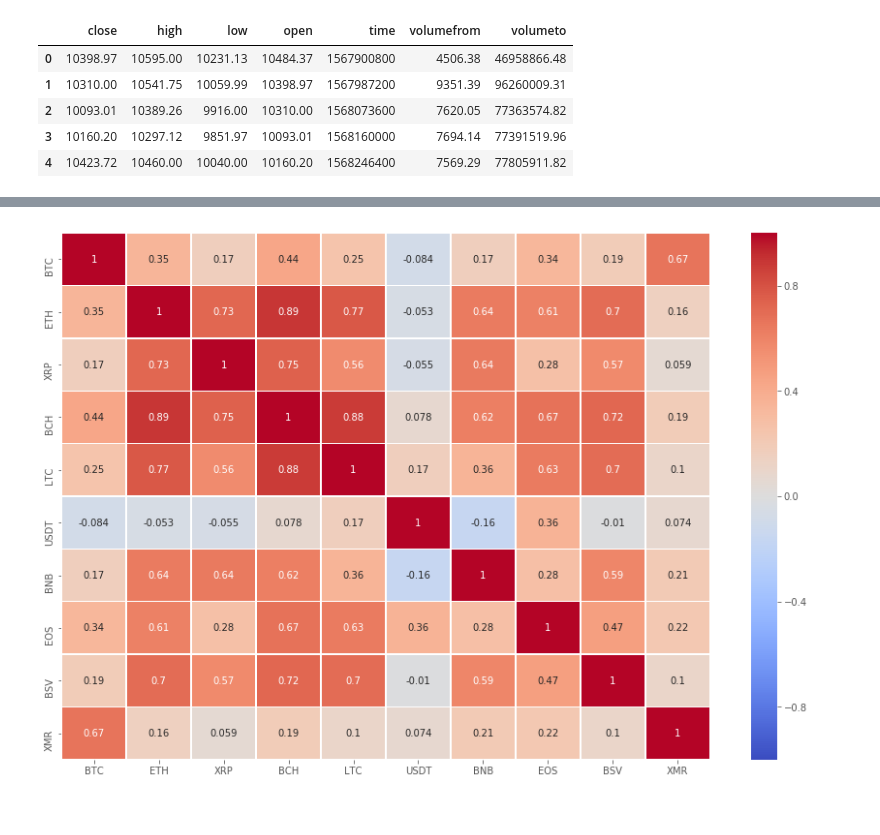
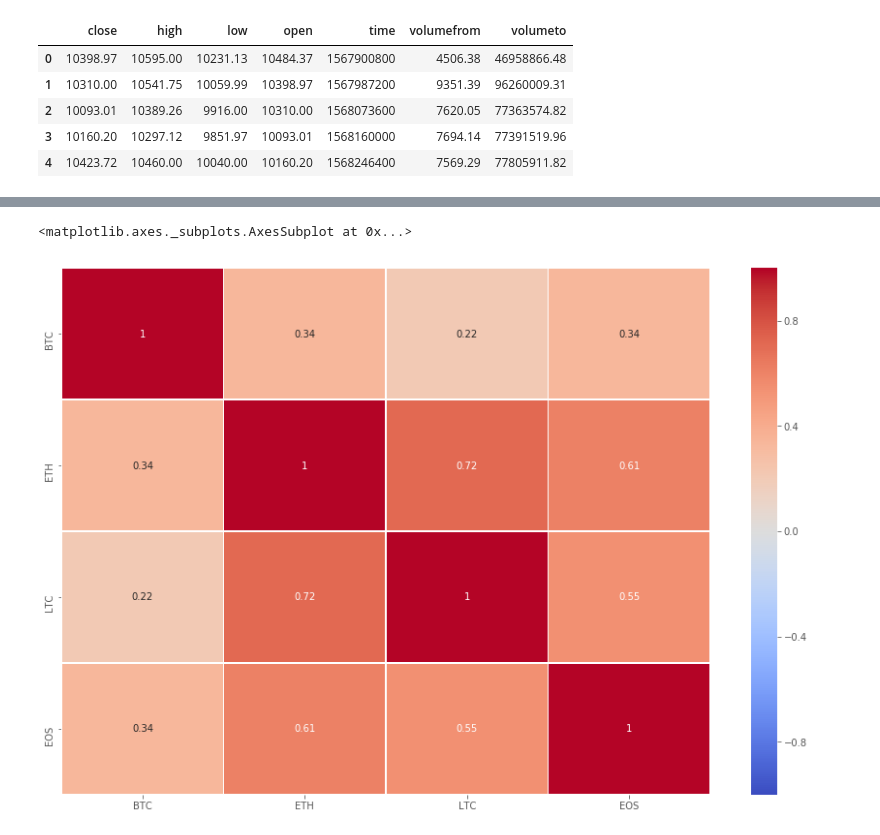
Before and after one commit to hilljtm/sfund, a Jupyter notebook: CryptoOHLC.ipynb, the cells around one changed output, grey strips where cells are left out. Cells and saved outputs as stored; diff of their text form; code cells hidden in the pictures.

```diff
--- a/CryptoOHLC.ipynb
+++ b/CryptoOHLC.ipynb
@@ -48,7 +48,7 @@ def get_df(from_date, to_date):
         df.sort_index(ascending=False, inplace=True)
         return df
 # %%
-df = get_df(1567296000, 1568772614)
+df = get_df(1567296000, 1568841592)
 # %%
 fig, ax = plt.subplots(figsize=(15, 10))
 ax.plot(df[['low', 'close', 'high']])
@@ -85,11 +85,11 @@ def get_df_spec(time_period, coin, from_date, to_date):
     df.rename(columns={'close':coin}, inplace=True)
     return df[coin]
 # %%
-coins = ['BTC', 'ETH', 'XRP', 'BCH', 'LTC', 'USDT', 'BNB', 'EOS', 'BSV', 'XMR']
+coins = ['BTC', 'ETH', 'LTC', 'EOS']
 # %%
 holder = []
 from_date = 1567296000 # 09-01-2019
-to_date = 1568772614   # Today
+to_date = 1568841592   # Today
 time_period = 'histoday'
 for coin in coins:
     holder.append(get_df_spec(time_period, coin, from_date, to_date))
@@ -100,6 +101,9 @@ df = df.divide(df.shift())-1
 # %%
 import seaborn as sns
 plt.figure(figsize=(15,10))
-sns.heatmap(df.corr(), vmin=-1, annot=True, linewidth=0.5, cmap='coolwarm');
+cmap = sns.diverging_palette(220, 10, as_cmap=True)
+
+sns.heatmap(df.corr(), vmin=-1, annot=True, annot_kws={"size": 10}, linewidth=0.5, cmap=cmap)
 # %% [output]
+<matplotlib.axes._subplots.AxesSubplot at 0x...>
-[figure, old version]
+[figure, new version]
```
Also changed, not shown: parts of 3 cells of this notebook.
